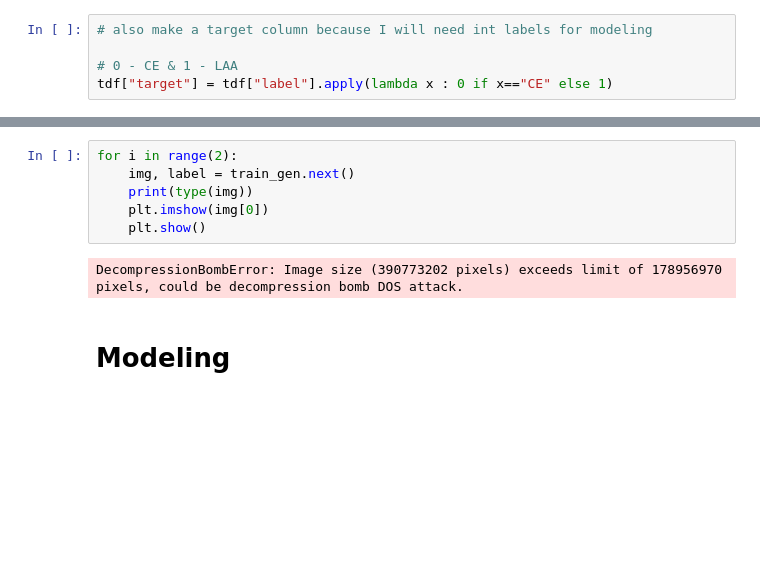
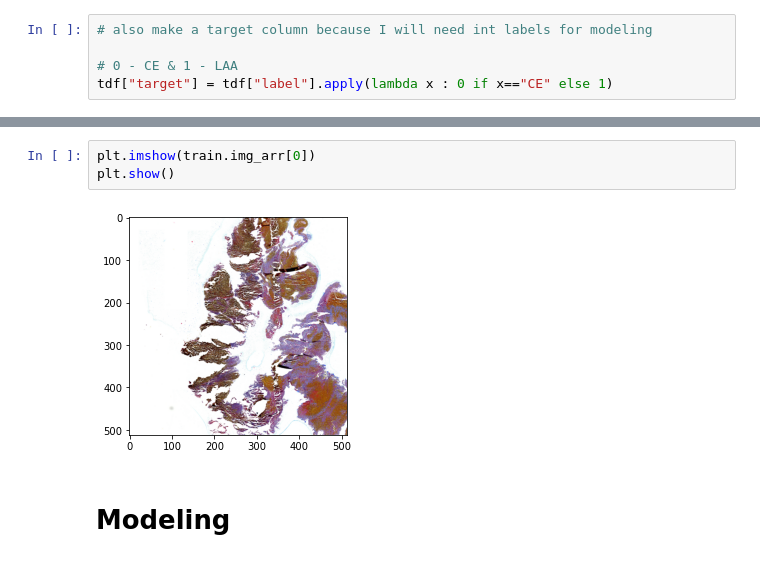
Before and after one commit to samoliver3/capstone-STRIP-AI, a Jupyter notebook: og_data_modeling.ipynb, the cells around one changed output, grey strips where cells are left out. Cells and saved outputs as stored; diff of their text form; blank space fills up the shorter version.

```diff
--- a/og_data_modeling.ipynb
+++ b/og_data_modeling.ipynb
@@ -223,11 +217,8 @@ Found 150 validated image filenames belonging to 2 classes.
-# %%
-for i in range(2):
-    img, label = train_gen.next()
-    print(type(img))
-    plt.imshow(img[0])
-    plt.show()
-# %% [output]
-DecompressionBombError: Image size (390773202 pixels) exceeds limit of 178956970 pixels, could be decompression bomb DOS attack.
+# %%
+plt.imshow(train.img_arr[0])
+plt.show()
+# %% [output]
+[figure, added]
 # %% [markdown]
 # Modeling
 # %% [markdown]
```
Also changed, not shown: parts of 24 cells of this notebook.
